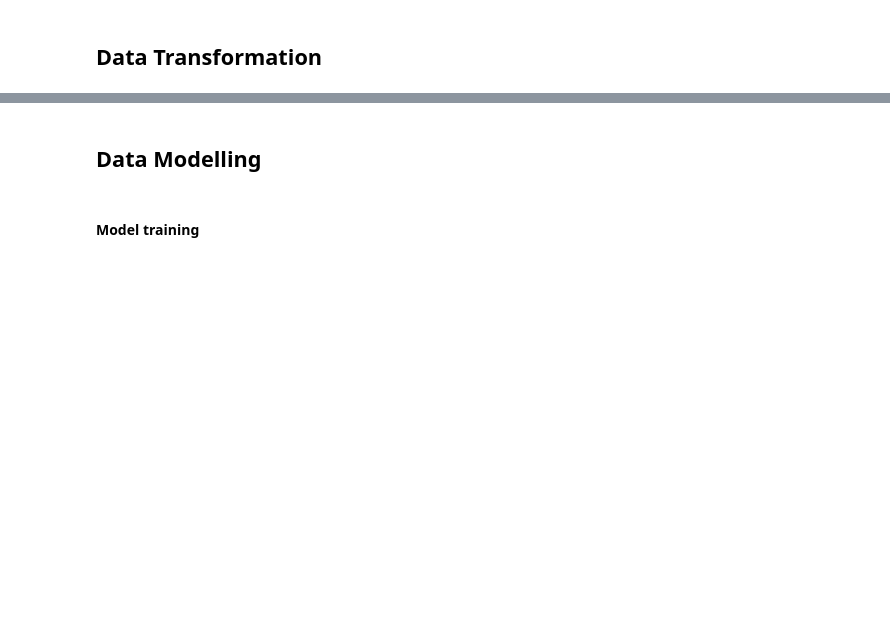
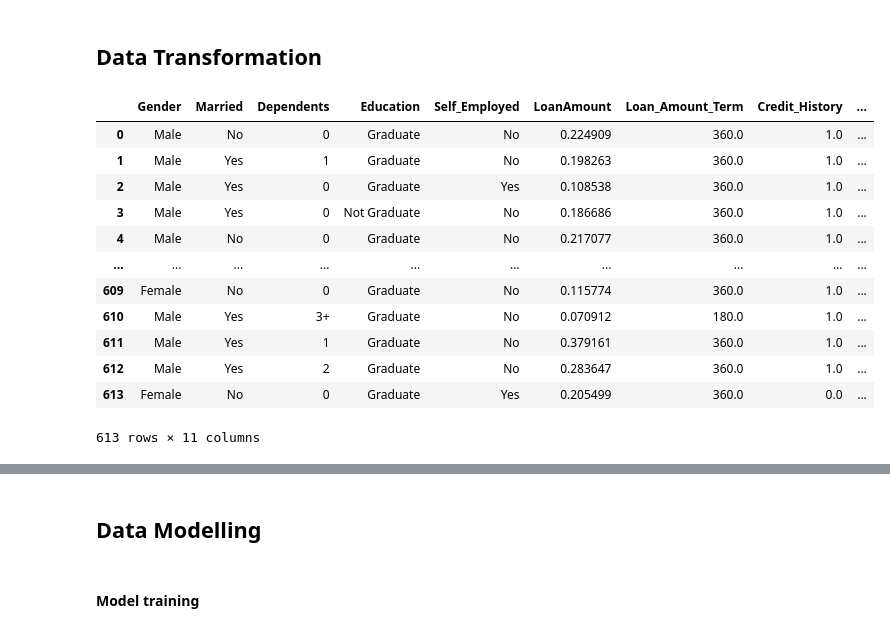
Before and after one commit to ChineloKOA/Loan-Approval-Prediction, a Jupyter notebook: experiment/loan-approval-prediction.ipynb, the cells around one changed output, grey strips where cells are left out. Drawn from its saved outputs; the diff is of its cells as text; code cells hidden in the pictures; blank space fills up the shorter version.

```diff
--- a/experiment/loan-approval-prediction.ipynb
+++ b/experiment/loan-approval-prediction.ipynb
@@ -25,6 +18,8 @@ Requirement already satisfied: threadpoolctl>=3.1.0 in c:\users\chine\appdata\ro
 # %%
-# copy cvs data to memory
-loan_df = pd.read_csv("Loan Prediction Dataset.csv")
+# instantiate and read dataset
+conn = S3Connection()
+loan_df = conn.read_file("loan-pred-docs/loan-prediction-dataset.csv",
+                                     "loan-pred-docs")
 # %%
 # see the first 5 data row
 loan_df.head()
@@ -49,22 +83,22 @@ loan_no_missing_data_df = loan_df
 # therefore, we use the modes to fill in missing datas
 
 # Gender
-loan_no_missing_data_df.Gender.fillna(loan_no_missing_data_df.Gender.mode()[0], inplace=True)
+loan_no_missing_data_df['Gender'] = loan_no_missing_data_df['Gender'].fillna(loan_no_missing_data_df['Gender'].mode()[0])
 # Married
-loan_no_missing_data_df.Married.fillna(loan_no_missing_data_df.Married.mode()[0], inplace=True)
+loan_no_missing_data_df['Married'] = loan_no_missing_data_df['Married'].fillna(loan_no_missing_data_df['Married'].mode()[0])
 # Dependents
-loan_no_missing_data_df.Dependents.fillna(loan_no_missing_data_df.Dependents.mode()[0], inplace=True)
+loan_no_missing_data_df['Dependents'] = loan_no_missing_data_df['Dependents'].fillna(loan_no_missing_data_df['Dependents'].mode()[0])
 # Self_Employed
-loan_no_missing_data_df.Self_Employed.fillna(loan_no_missing_data_df.Self_Employed.mode()[0], inplace=True)
+loan_no_missing_data_df['Self_Employed'] = loan_no_missing_data_df['Self_Employed'].fillna(loan_no_missing_data_df['Self_Employed'].mode()[0])
 # Loan_Amount_Term
-loan_no_missing_data_df.Loan_Amount_Term.fillna(loan_no_missing_data_df.Loan_Amount_Term.mode()[0], inplace=True)
+loan_no_missing_data_df['Loan_Amount_Term'] = loan_no_missing_data_df['Loan_Amount_Term'].fillna(loan_no_missing_data_df['Loan_Amount_Term'].mode()[0])
 # Credit_History
-loan_no_missing_data_df.Credit_History.fillna(loan_no_missing_data_df.Credit_History.mode()[0], inplace=True)
+loan_no_missing_data_df['Credit_History'] = loan_no_missing_data_df['Credit_History'].fillna(loan_no_missing_data_df['Credit_History'].mode()[0])
 # %% [markdown]
 #### Fill in continuous missing features with the mean
 # %%
 # LoanAmount feature is continuous,therefore, we use the mean to fill in missing datas
-loan_no_missing_data_df.LoanAmount.fillna(loan_no_missing_data_df.LoanAmount.mean(), inplace=True)
+loan_no_missing_data_df['LoanAmount'] = loan_no_missing_data_df['LoanAmount'].fillna(loan_no_missing_data_df['LoanAmount'].mean())
 # %%
 # confirm there is no more missing data
 loan_no_missing_data_df.isnull().sum()
@@ -74,5 +120,2 @@ loan_no_missing_data_df.to_csv("loan-no-missing-data.csv", index = False)
-# %%
-# create a separate DataFrame for filling in your missing data
-loan_no_missing_data_df = pd.read_csv("loan-no-missing-data.csv")
 # %%
 loan_no_missing_data_df.head()
@@ -195,5 +323,21 @@ loan_no_missing_data_df.to_csv("loan-no-missing-data.csv", index = False)
 # %% [markdown]
 ## Data Transformation
+# %%
+loan_no_missing_data_df
+# %% [output]
+|  | Gender | Married | Dependents | Education | Self_Employed | LoanAmount | Loan_Amount_Term | Credit_History | ... |
+| 0 | Male | No | 0 | Graduate | No | 0.224909 | 360.0 | 1.0 | ... |
+| 1 | Male | Yes | 1 | Graduate | No | 0.198263 | 360.0 | 1.0 | ... |
+| 2 | Male | Yes | 0 | Graduate | Yes | 0.108538 | 360.0 | 1.0 | ... |
+| 3 | Male | Yes | 0 | Not Graduate | No | 0.186686 | 360.0 | 1.0 | ... |
+| 4 | Male | No | 0 | Graduate | No | 0.217077 | 360.0 | 1.0 | ... |
+| ... | ... | ... | ... | ... | ... | ... | ... | ... | ... |
+| 609 | Female | No | 0 | Graduate | No | 0.115774 | 360.0 | 1.0 | ... |
+| 610 | Male | Yes | 3+ | Graduate | No | 0.070912 | 180.0 | 1.0 | ... |
+| 611 | Male | Yes | 1 | Graduate | No | 0.379161 | 360.0 | 1.0 | ... |
+| 612 | Male | Yes | 2 | Graduate | No | 0.283647 | 360.0 | 1.0 | ... |
+| 613 | Female | No | 0 | Graduate | Yes | 0.205499 | 360.0 | 0.0 | ... |
+613 rows × 11 columns
 # %%
 # Adjust skewness for both continuous coloumns above using logrithm,redraw graph
 loan_no_missing_data_df['TotalIncome'] = np.log(loan_no_missing_data_df['TotalIncome'])
```
Also changed, not shown: parts of 56 cells of this notebook, 1 other file.
